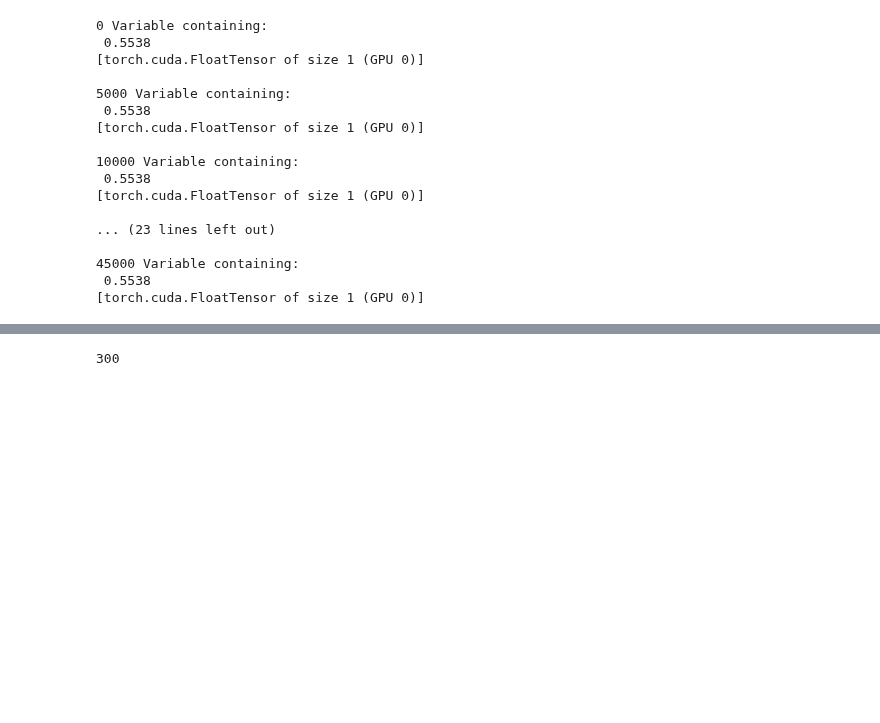
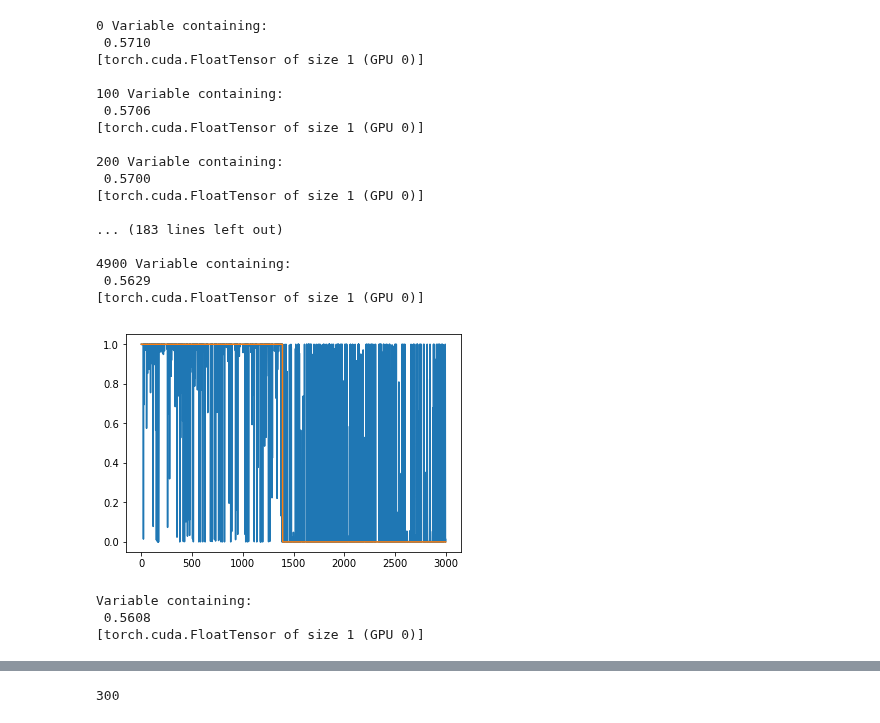
Before and after one commit to vooum/ScanCraft, a Jupyter notebook: ScanCraft/laboratory/BCELoss.ipynb, the cells around one changed output, grey strips where cells are left out. Cells and saved outputs as stored; diff of their text form; code cells hidden in the pictures; blank space fills up the shorter version.

```diff
--- a/ScanCraft/laboratory/BCELoss.ipynb
+++ b/ScanCraft/laboratory/BCELoss.ipynb
@@ -7,2 +8,4 @@ data3=numpy.load('./Pylon/data3.npy')
-# %%
-data=numpy.append(data1[:100,:],data2[:100,:],axis=0)
+# %%
+acc=pandas.read_csv('Pylon/accepted.csv',header=[0,1,2,3],index_col=0)
+exc=pandas.read_csv('Pylon/excluded.csv',header=[0,1,2,3],index_col=0)
+data=numpy.concatenate((acc.values,exc.values))[:3000,:]
@@ -67,37 +74,50 @@ Variable containing:
 # %%
 model=torch.nn.Sequential(
     torch.nn.Linear(12,1000),
+    torch.nn.Linear(1000,1000),
+#     torch.nn.ReLU(),
     torch.nn.Linear(1000,200),
+    torch.nn.Linear(200,200),
     torch.nn.ReLU(),
     torch.nn.Linear(200,10),
-    torch.nn.ReLU(),
     torch.nn.Linear(10,1),
     torch.nn.Sigmoid()
 ).cuda()
 # %%
-for i in range(50000):
+for i in range(5000):
 #     out_data=model(in_data)
     loss=bce(model(in_data),target)
     model.zero_grad()
     loss.backward()
-    if i%5000==0:print(i,loss)
+    if i%100==0:print(i,loss)
     for param in model.parameters():
-        param.data-=0.05*param.grad.data
+        param.data-=1.e-1*param.grad.data
 # %% [output]
 0 Variable containing:
- 0.5538
+ 0.5710
 [torch.cuda.FloatTensor of size 1 (GPU 0)]
 
-5000 Variable containing:
- 0.5538
+100 Variable containing:
+ 0.5706
 [torch.cuda.FloatTensor of size 1 (GPU 0)]
 
-10000 Variable containing:
- 0.5538
+200 Variable containing:
+ 0.5700
 [torch.cuda.FloatTensor of size 1 (GPU 0)]
 
-... (23 lines left out)
+... (183 lines left out)
 
-45000 Variable containing:
- 0.5538
+4900 Variable containing:
+ 0.5629
 [torch.cuda.FloatTensor of size 1 (GPU 0)]
+# %%
+import matplotlib.pyplot as plt
+plt.plot(model(in_data).cpu().data.numpy().reshape(lenth,))
+plt.plot(data[:,-1])
+plt.show()
+print(loss)
+# %% [output]
+[figure, added]
+Variable containing:
+ 0.5608
+[torch.cuda.FloatTensor of size 1 (GPU 0)]
```
Also changed, not shown: parts of 15 cells of this notebook, 5 other files.
